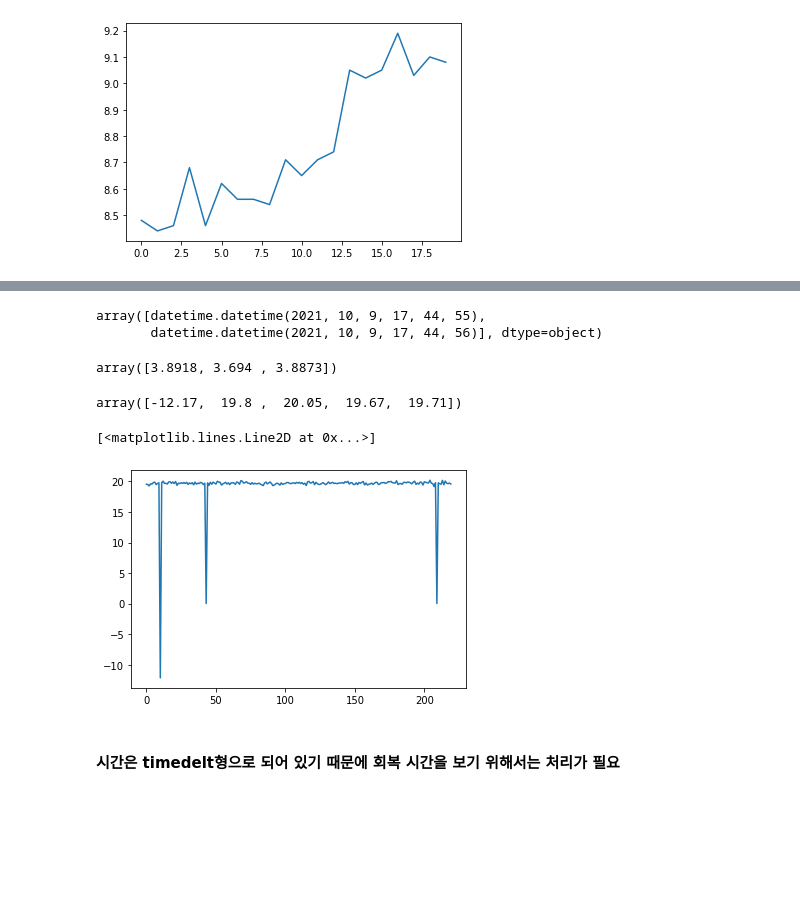
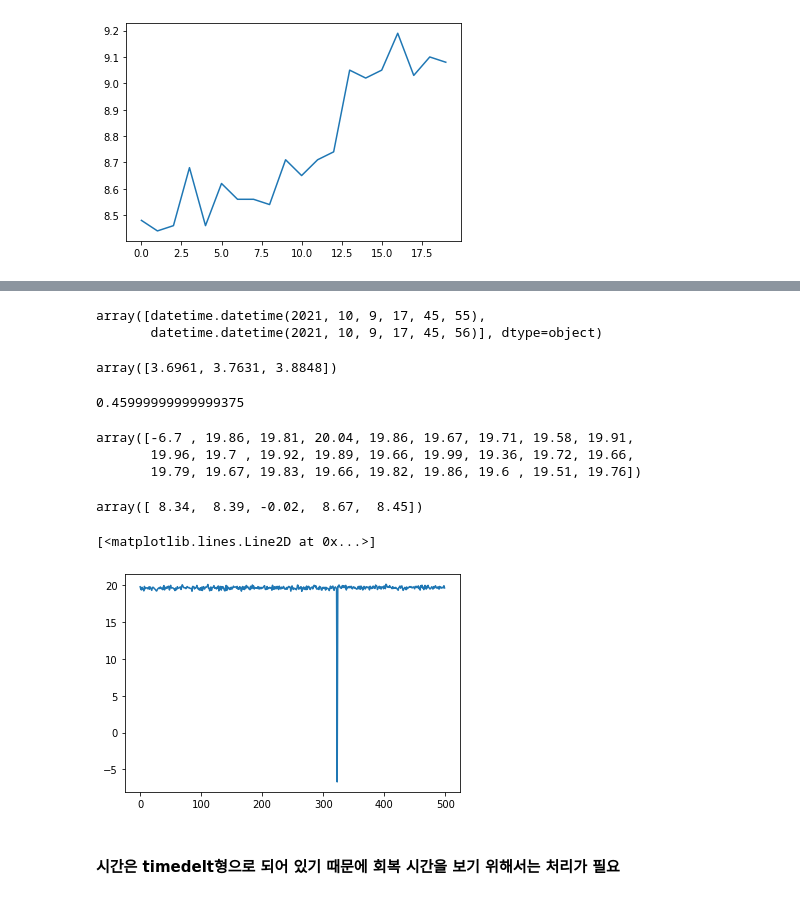
Before and after one commit to minD9it/Battery, a Jupyter notebook: DataAnalysis_v1.0.ipynb, the cells around one changed output, grey strips where cells are left out. Drawn from its saved outputs; the diff is of its cells as text; code cells hidden in the pictures; blank space fills up the shorter version.

```diff
--- a/DataAnalysis_v1.0.ipynb
+++ b/DataAnalysis_v1.0.ipynb
@@ -148,6 +178,7 @@ ref.shape
 recovery_time=np.zeros((1,2)) #시간은 통신 전, 회복(crit) 시간
 recovery_rate=np.zeros((1,2), dtype=int) #통신(최대), crit(0.5 or smaller)
 recovery_volt=np.zeros((1,3), dtype=int) #통신전, 통신(최소), 회복
+# index = np.zeros((1,3), dtype=int)
 
 crit = 0.50
 
@@ -158,6 +189,9 @@ for _, i in enumerate(tqdm(ref)): #기준 전압
     for j in range(1, int(len(data['Voltage(V)']))):
 #         print("crit", i, "current", i+j+1)
 #         print("crit", data['Voltage(V)'][i], "current", data['Voltage(V)'][j+i+2])
+        if (recovery_volt.shape[0] == 29123):
+                print("r", r, "v", v, "i", data['Voltage(V)'][i], "i+j", data['Voltage(V)'][i+j])
+
 
         rate = (data['Voltage(V)'][i] - data['Voltage(V)'][i+j]) * 100 #(기준전압 - 현재전압)*100
         r = np.append(r, np.array([rate])) #배열에 위에서 구한 전압 변화율 추가
@@ -167,8 +201,8 @@ for _, i in enumerate(tqdm(ref)): #기준 전압
 #         print("recovery_rate", recovery_rate)
 
         #회복 전압이면 반복을 멈추고 각 배열에 요소 추가
-        # 1. 현재 전압 < 다음 전압 && 2. 현재 전압 변화율 <= 기준 전압 변화율 && 3. 전압 변화율이 0이 아닐 때
-        if (data['Voltage(V)'][i+j] < data['Voltage(V)'][i+j+1]) and (rate <= crit) and (rate != 0.0000):
+        # 1. 현재 전압 < 다음 전압 && 2. 다음 전류가 0.020보다 작을 때 && 3. 현재 전압 변화율 <= 기준 전압 변화율 && 4. 전압 변화율 != 0
+        if (data['Voltage(V)'][i+j] < data['Voltage(V)'][i+j+1]) and (data['Current(A)'][i+j+1] < 0.020) and (rate <= crit) and (rate != 0.0000):
             #전압 변화율 추가(최대 전압 변화율(최저 전압), 현재 전압 변화율)
             recovery_rate = np.append(recovery_rate, np.array([np.max(r), rate]).reshape(1,2), axis=0)
             #전압 회복 시간(기준 전압 시간, 회복 전압 시간)
@@ -176,6 +210,9 @@ for _, i in enumerate(tqdm(ref)): #기준 전압
             #전압(기준 전압, 최저 전압, 회복 전압)
             recovery_volt = np.append(recovery_volt, np.array([data['Voltage(V)'][i], np.min(v), data['Voltage(V)'][i+j]]).reshape(1,3), axis=0)
 
+#             index = np.append(index, np.array([]))
+            if (recovery_volt.shape[0] == 29123):
+                print("r", r, "v", v, "i", i, "i+j", i+j)
             break
 
 recovery_rate = np.delete(recovery_rate, 0, 0)
@@ -209,21 +246,31 @@ plt.plot(np.max(recovery_rate[:20], axis=1))
 # %%
-recovery_time[26084]
+recovery_time[43323]
 # %% [output]
-array([datetime.datetime(2021, 10, 9, 17, 44, 55),
-       datetime.datetime(2021, 10, 9, 17, 44, 56)], dtype=object)
+array([datetime.datetime(2021, 10, 9, 17, 45, 55),
+       datetime.datetime(2021, 10, 9, 17, 45, 56)], dtype=object)
 # %%
-recovery_volt[26084]
+recovery_volt[43323]
 # %% [output]
-array([3.8918, 3.694 , 3.8873])
+array([3.6961, 3.7631, 3.8848])
+# %%
+(recovery_volt[26080][0] - recovery_volt[26080][2]) * 100
+# %% [output]
+0.45999999999999375
+# %%
+np.max(recovery_rate[43323:43350], axis=1)
+# %% [output]
+array([-6.7 , 19.86, 19.81, 20.04, 19.86, 19.67, 19.71, 19.58, 19.91,
+       19.96, 19.7 , 19.92, 19.89, 19.66, 19.99, 19.36, 19.72, 19.66,
+       19.79, 19.67, 19.83, 19.66, 19.82, 19.86, 19.6 , 19.51, 19.76])
 # %%
-np.max(recovery_rate[26085:26090], axis=1)
+np.max(recovery_rate[:5], axis=1)
 # %% [output]
-array([-12.17,  19.8 ,  20.05,  19.67,  19.71])
+array([ 8.34,  8.39, -0.02,  8.67,  8.45])
 # %%
-plt.plot(np.max(recovery_rate[26075:26295], axis=1))
+plt.plot(np.max(recovery_rate[43000:43500], axis=1))
 # %% [output]
 [<matplotlib.lines.Line2D at 0x...>]
-[figure, old version]
+[figure, new version]
 # %% [markdown]
 #### 시간은 timedelt형으로 되어 있기 때문에 회복 시간을 보기 위해서는 처리가 필요
 # %%
```
Also changed, not shown: parts of 11 cells of this notebook.
